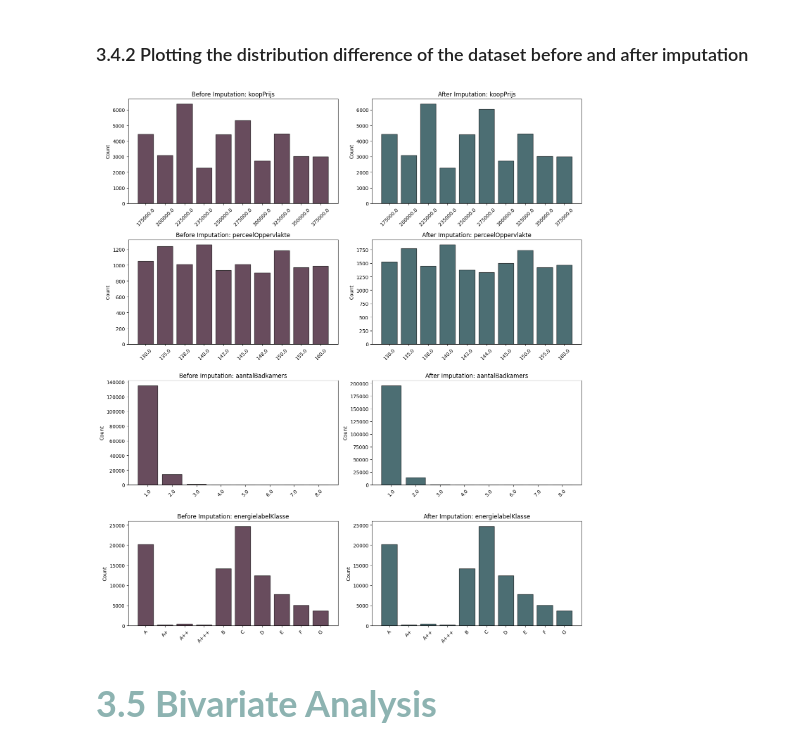
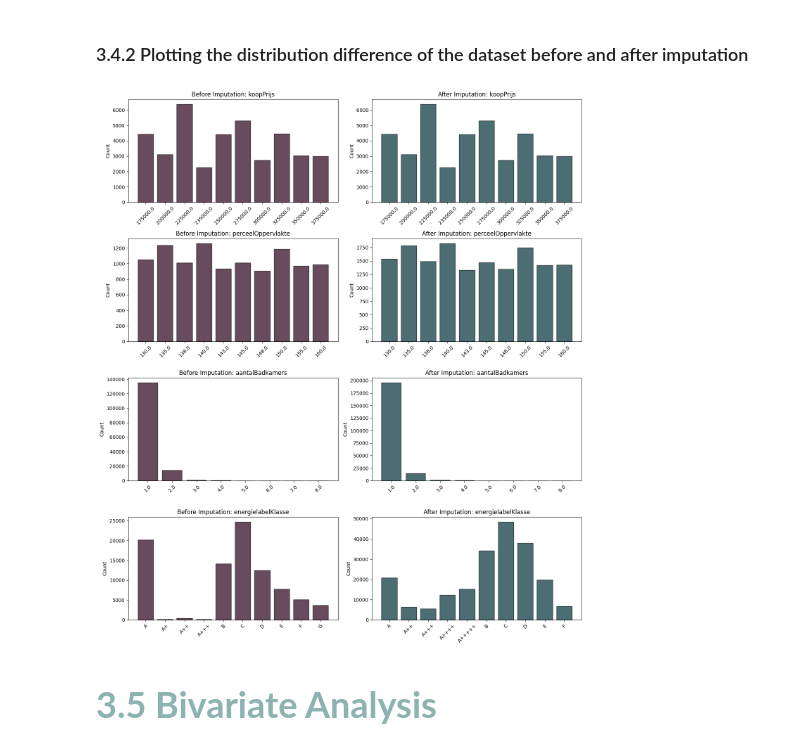
Before and after one commit to Josey-mc2/House-pricing-analysis, a Jupyter notebook: funda_analysis_ai_resit.ipynb, the cells around one changed output. Saved outputs shown, nothing was run; the diff lists cells and outputs as text; code cells hidden in the pictures.

```diff
--- a/funda_analysis_ai_resit.ipynb
+++ b/funda_analysis_ai_resit.ipynb
@@ -1185,7 +1235,7 @@ icon = "★"
 
 # Plot numerical features as histograms
 for i, feature in enumerate(numerical_features):
-    data = df_funda_imputed[feature].dropna()
+    data = df_funda_imputed_completed[feature].dropna()
     counts, bins, patches = axes[i].hist(data, bins=20, color='#003038', edgecolor='k', alpha=0.7)
     axes[i].set_title(feature, fontsize=12)
 
@@ -1200,7 +1250,7 @@ for i, feature in enumerate(numerical_features):
 # Plot categorical features as bar charts (Top 10 values only)
 for i, feature in enumerate(categorical_features):
     index = len(numerical_features) + i  # Continue from the next available subplot
-    counts = df_funda_imputed[feature].value_counts().head(10)  # Limit to top 10 categories
+    counts = df_funda_imputed_completed[feature].value_counts().head(10)  # Limit to top 10 categories
     bars = axes[index].bar(counts.index.astype(str), counts.values, color='#003038', edgecolor='k', alpha=0.7)
     axes[index].set_title(f"Top 10 {feature}", fontsize=12)
 
@@ -1304,35 +1354,35 @@ The image below shows the distribution type or direction of a graph (Gupta, 2022
 import pandas as pd
 import matplotlib.pyplot as plt
 
 # List of columns that were imputed
 imputed_columns = ['koopPrijs', 'perceelOppervlakte', 'aantalBadkamers', 'energielabelKlasse']
 
 # Set up figure with 2 columns for comparison
 fig, axes = plt.subplots(len(imputed_columns), 2, figsize=(14, len(imputed_columns) * 4))
 
 # Loop through each imputed column and create bar charts
 for i, col in enumerate(imputed_columns):
     # Get value counts before and after imputation (limit to top 10 for better readability)
     before_counts = funda_housing_df[col].value_counts().nlargest(10).sort_index()
-    after_counts = df_funda_imputed[col].value_counts().nlargest(10).sort_index()
+    after_counts = df_funda_imputed_completed[col].value_counts().nlargest(10).sort_index()
 
     # Plot before imputation
     axes[i, 0].bar(before_counts.index.astype(str), before_counts.values, color='#280019', alpha=0.7, edgecolor='k')
     axes[i, 0].set_title(f"Before Imputation: {col}")
     axes[i, 0].set_ylabel("Count")
     axes[i, 0].tick_params(axis='x', rotation=45)
 
     # Plot after imputation
     axes[i, 1].bar(after_counts.index.astype(str), after_counts.values, color='#003038', alpha=0.7, edgecolor='k')
     axes[i, 1].set_title(f"After Imputation: {col}")
     axes[i, 1].set_ylabel("Count")
     axes[i, 1].tick_params(axis='x', rotation=45)
 
 # Adjust layout for better visibility
 plt.tight_layout()
 plt.show()
 # %% [output]
-[figure, old version]
+[figure, new version]
 # %% [markdown]
 ## <span style="color: #8DB3B1; font-size: 36px; font-family: 'Times New Roman'; font-weight: bold;">3.5 Bivariate Analysis
 </span>
```
Also changed, not shown: parts of 13 cells of this notebook.
